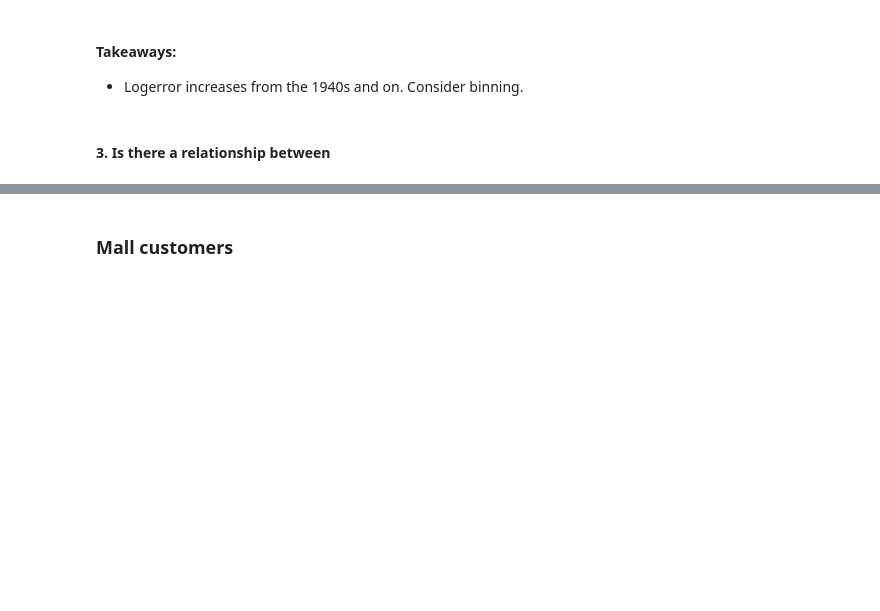
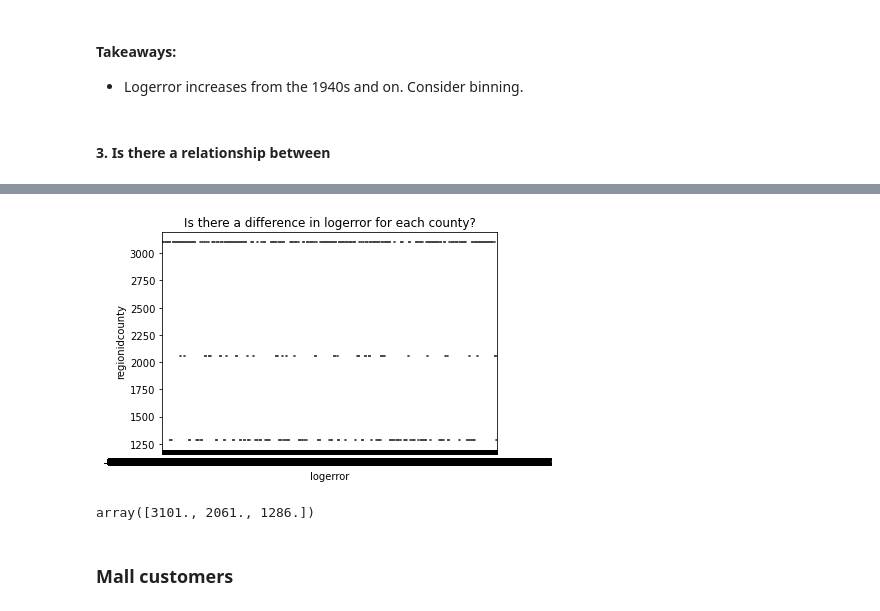
Before and after one commit to LuisVArce/Cluster_exercises, a Jupyter notebook: wrangle_zillow.py.ipynb, the cells around one changed output, grey strips where cells are left out. Saved outputs shown, nothing was run; the diff lists cells and outputs as text; code cells hidden in the pictures; blank space fills up the shorter version.

```diff
--- a/wrangle_zillow.py.ipynb
+++ b/wrangle_zillow.py.ipynb
@@ -364,3 +421,14 @@ between logerror and yearbuilt?
+# %%
+sns.boxplot(train.logerror, train.regionidcounty)
+plt.title("Is there a difference in logerror for each county?")
+plt.show()
+# %% [output]
+[figure, added]
+# %%
+
+train.regionidcounty.unique()
+# %% [output]
+array([3101., 2061., 1286.])
 # %% [markdown]
 ### Mall customers
 # %% [markdown]
```
Also changed, not shown: parts of 11 cells of this notebook, 3 other files.
